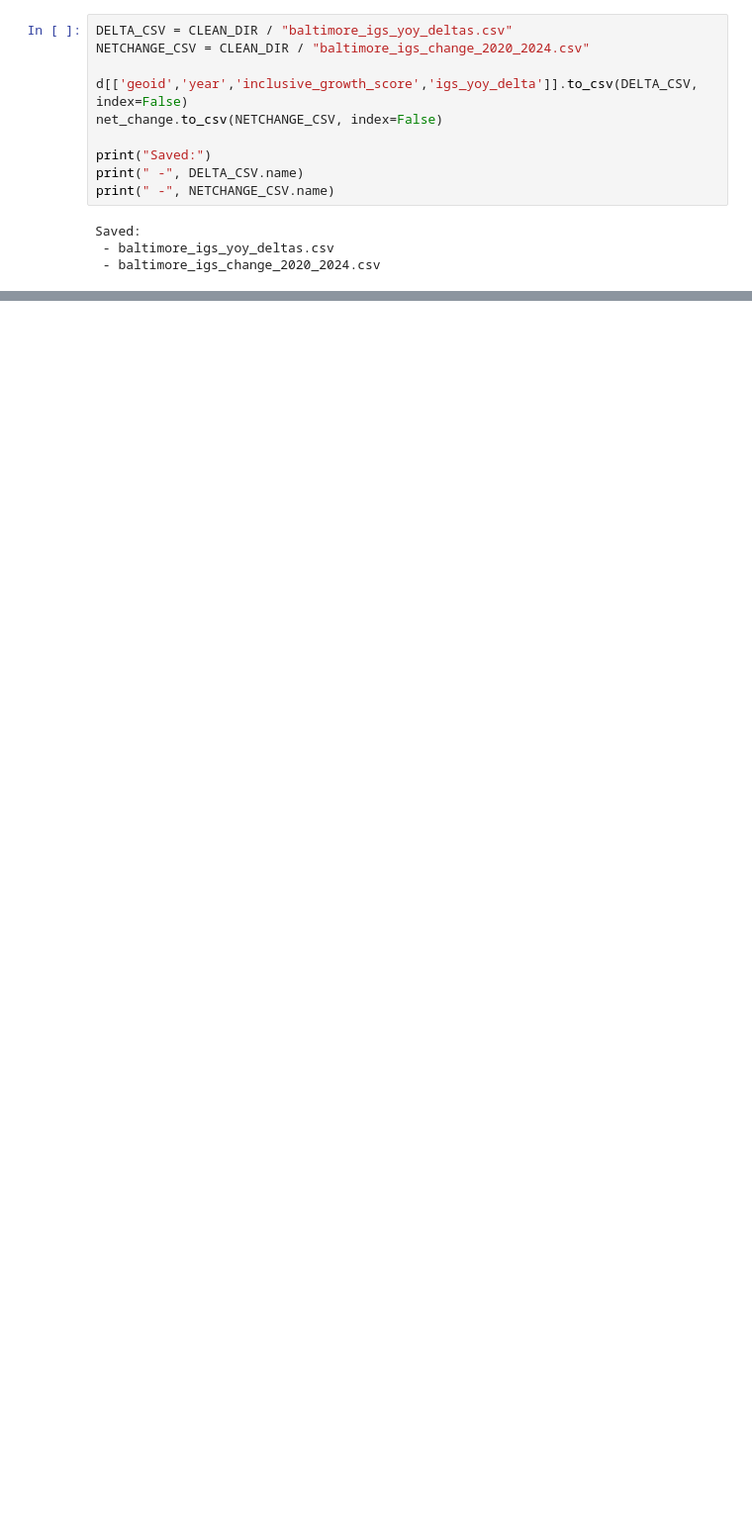
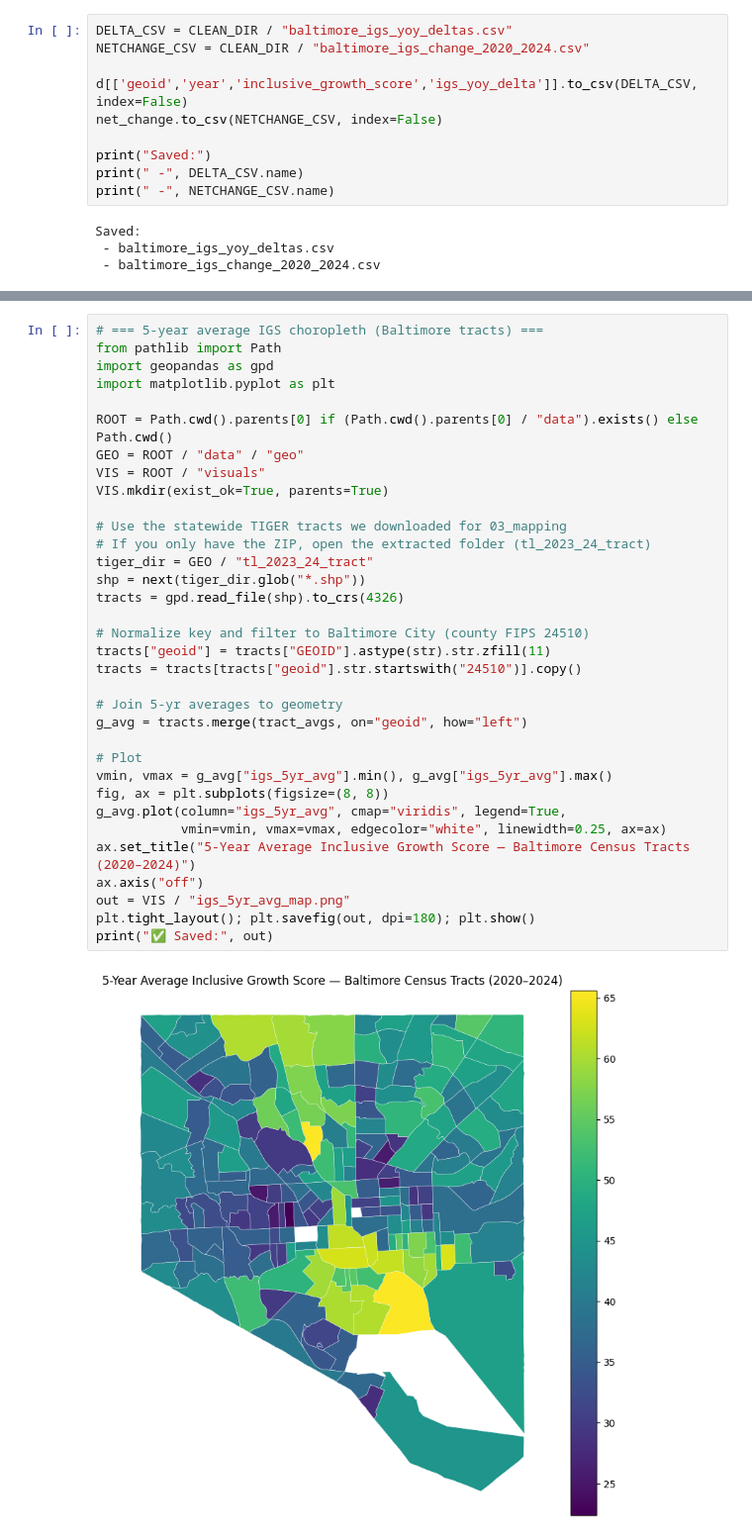
Before and after one commit to sparkcrafted/igs-analysis-baltimore, a Jupyter notebook: notebooks/02_trend_analysis.ipynb, the cells around one changed output, grey strips where cells are left out. Shown at 99% size. Saved outputs shown, nothing was run; the diff lists cells and outputs as text; blank space fills up the shorter version.

```diff
--- a/notebooks/02_trend_analysis.ipynb
+++ b/notebooks/02_trend_analysis.ipynb
@@ -164,0 +248,36 @@ Saved:
+# %%
+# === 5-year average IGS choropleth (Baltimore tracts) ===
+from pathlib import Path
+import geopandas as gpd
+import matplotlib.pyplot as plt
+
+ROOT = Path.cwd().parents[0] if (Path.cwd().parents[0] / "data").exists() else Path.cwd()
+GEO = ROOT / "data" / "geo"
+VIS = ROOT / "visuals"
+VIS.mkdir(exist_ok=True, parents=True)
+
+# Use the statewide TIGER tracts we downloaded for 03_mapping
+# If you only have the ZIP, open the extracted folder (tl_2023_24_tract)
+tiger_dir = GEO / "tl_2023_24_tract"
+shp = next(tiger_dir.glob("*.shp"))
+tracts = gpd.read_file(shp).to_crs(4326)
+
+# Normalize key and filter to Baltimore City (county FIPS 24510)
+tracts["geoid"] = tracts["GEOID"].astype(str).str.zfill(11)
+tracts = tracts[tracts["geoid"].str.startswith("24510")].copy()
+
+# Join 5-yr averages to geometry
+g_avg = tracts.merge(tract_avgs, on="geoid", how="left")
+
+# Plot
+vmin, vmax = g_avg["igs_5yr_avg"].min(), g_avg["igs_5yr_avg"].max()
+fig, ax = plt.subplots(figsize=(8, 8))
+g_avg.plot(column="igs_5yr_avg", cmap="viridis", legend=True,
+           vmin=vmin, vmax=vmax, edgecolor="white", linewidth=0.25, ax=ax)
+ax.set_title("5-Year Average Inclusive Growth Score — Baltimore Census Tracts (2020–2024)")
+ax.axis("off")
+out = VIS / "igs_5yr_avg_map.png"
+plt.tight_layout(); plt.savefig(out, dpi=180); plt.show()
+print("✅ Saved:", out)
+# %% [output]
+[figure, added]
```
Also changed, not shown: parts of 6 cells of this notebook, 20 other files.
